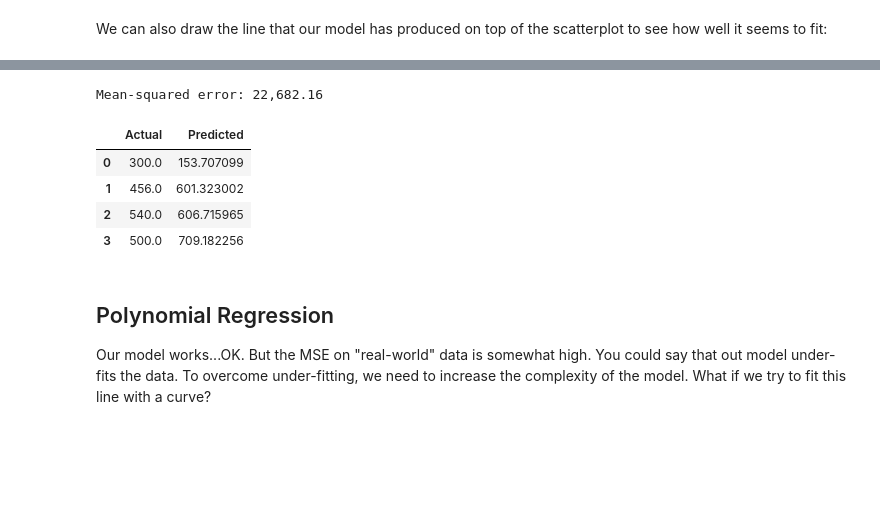
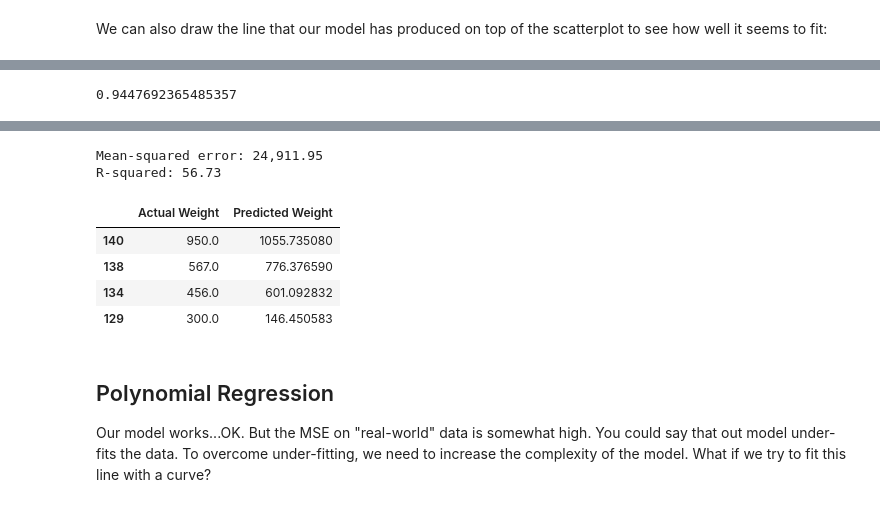
Before and after one commit to rjzak/cmsc-210, a Jupyter notebook: cmsc_210/examples/lecture_25/notebooks/Linear-Regression.ipynb, the cells around one changed output, grey strips where cells are left out. Drawn from its saved outputs; the diff is of its cells as text; code cells hidden in the pictures; blank space fills up the shorter version.

```diff
--- a/cmsc_210/examples/lecture_25/notebooks/Linear-Regression.ipynb
+++ b/cmsc_210/examples/lecture_25/notebooks/Linear-Regression.ipynb
@@ -174,3 +225,10 @@ MSE is 12,692.68
+# %%
+from sklearn.metrics import r2_score
+
+# This function takes the same arguments sklearn.metrics.mean_squared_error does.
+r2_score(y, predicted_y)
+# %% [output]
+0.9447692365485357
 # %% [markdown]
 ## Overfitting
 
@@ -183,25 +241,32 @@ A better way to measure how well our model is to split our data into training an
 # %%
 from sklearn.model_selection import train_test_split
 
+# Split 20% of our data off into testing data:
+train, test = train_test_split(pike_dataframe, test_size=0.2)
 
-# Split 20% of our data off into testing data:
-x_training_data, x_test_data, y_training_data, y_test_data = train_test_split(x_values, y_values, test_size=0.2, random_state=0)
+x_train = train[["Length1"]]
+y_train = train["Weight"]
+
+x_test = test[["Length1"]]
+y_test = test["Weight"]
 
 # Train our model as usual with the 80% of the data we reserved for training:
 pike_model = LinearRegression()
-pike_model.fit(x_training_data, y_training_data)
+pike_model.fit(x_train, y_train)
 
 # Then have it predict X values
-predicted_y = pike_model.predict(x_test_data)
-print("Mean-squared error: {:,.2f}".format(mean_squared_error(y_test_data, predicted_y)))
-pandas.DataFrame({'Actual': y_test_data.flatten(), 'Predicted': predicted_y.flatten()})
+predicted_y = pike_model.predict(x_test)
+print("Mean-squared error: {:,.2f}".format(mean_squared_error(y_test, predicted_y)))
+print("R-squared: {:,.2f}".format(r2_score(y_test, predicted_y) * 100))
+pandas.DataFrame({'Actual Weight': y_test, 'Predicted Weight': predicted_y})
 # %% [output]
-Mean-squared error: 22,682.16
+Mean-squared error: 24,911.95
+R-squared: 56.73
-|  | Actual | Predicted |
-| 0 | 300.0 | 153.707099 |
-| 1 | 456.0 | 601.323002 |
-| 2 | 540.0 | 606.715965 |
-| 3 | 500.0 | 709.182256 |
+|  | Actual Weight | Predicted Weight |
+| 140 | 950.0 | 1055.735080 |
+| 138 | 567.0 | 776.376590 |
+| 134 | 456.0 | 601.092832 |
+| 129 | 300.0 | 146.450583 |
 # %% [markdown]
 ## Polynomial Regression
 
```
Also changed, not shown: parts of 27 cells of this notebook, 3 other files.
